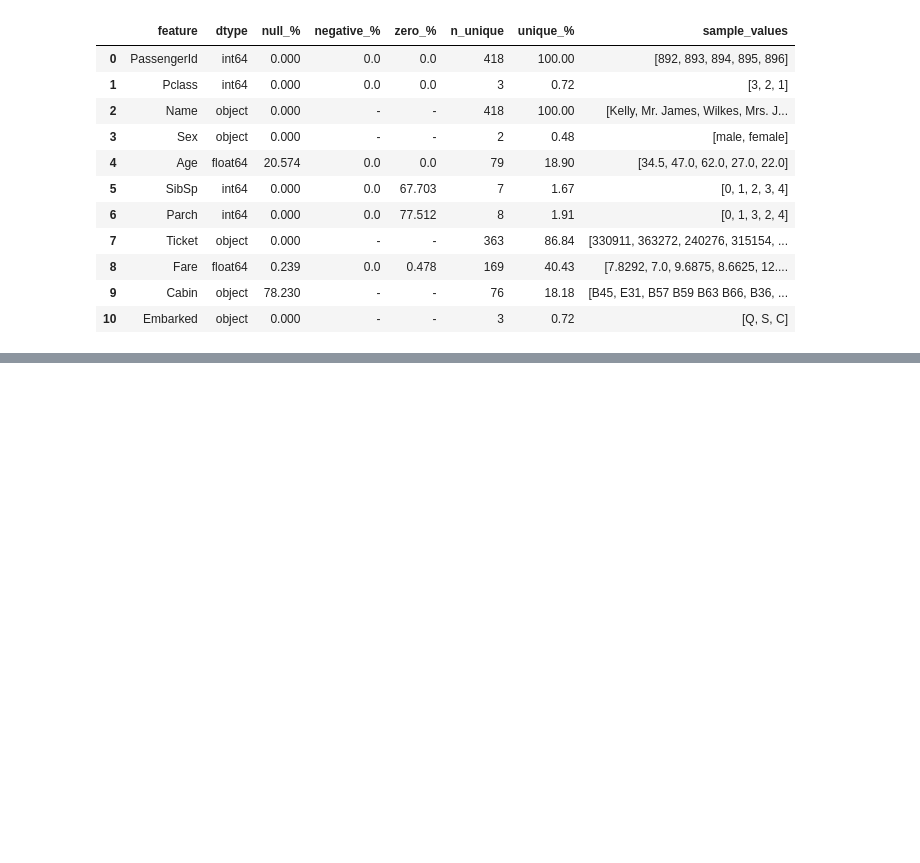
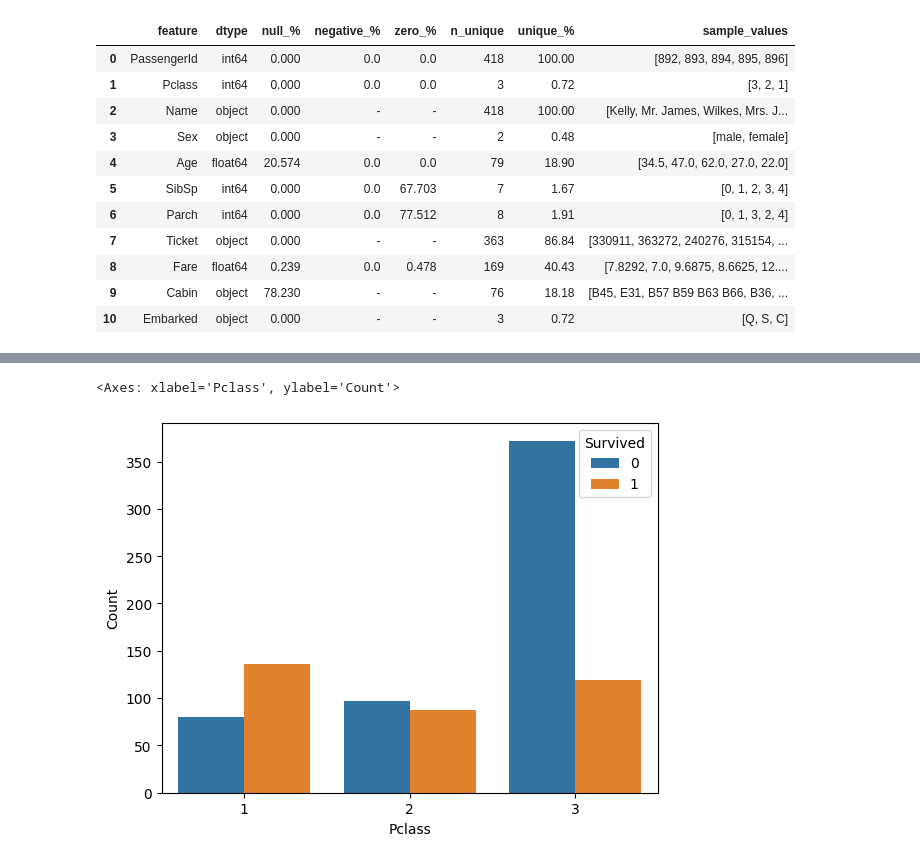
Before and after one commit to rbennum/titanic-survival, a Jupyter notebook: notebooks/improvements_1.ipynb, the cells around one changed output, grey strips where cells are left out. Drawn from its saved outputs; the diff is of its cells as text; code cells hidden in the pictures; blank space fills up the shorter version.

```diff
--- a/notebooks/improvements_1.ipynb
+++ b/notebooks/improvements_1.ipynb
@@ -193,0 +224,7 @@ DF shape: (418, 11)
+# %%
+crosstab_result = pd.crosstab(df_train['Pclass'], df_train['Survived'])
+stacked_data = crosstab_result.stack().reset_index().rename(columns={0:'Count'})
+sns.barplot(data=stacked_data, x='Pclass', y='Count', hue='Survived')
+# %% [output]
+<Axes: xlabel='Pclass', ylabel='Count'>
+[figure, added]
```
Also changed, not shown: parts of 12 cells of this notebook, 1 other file.
